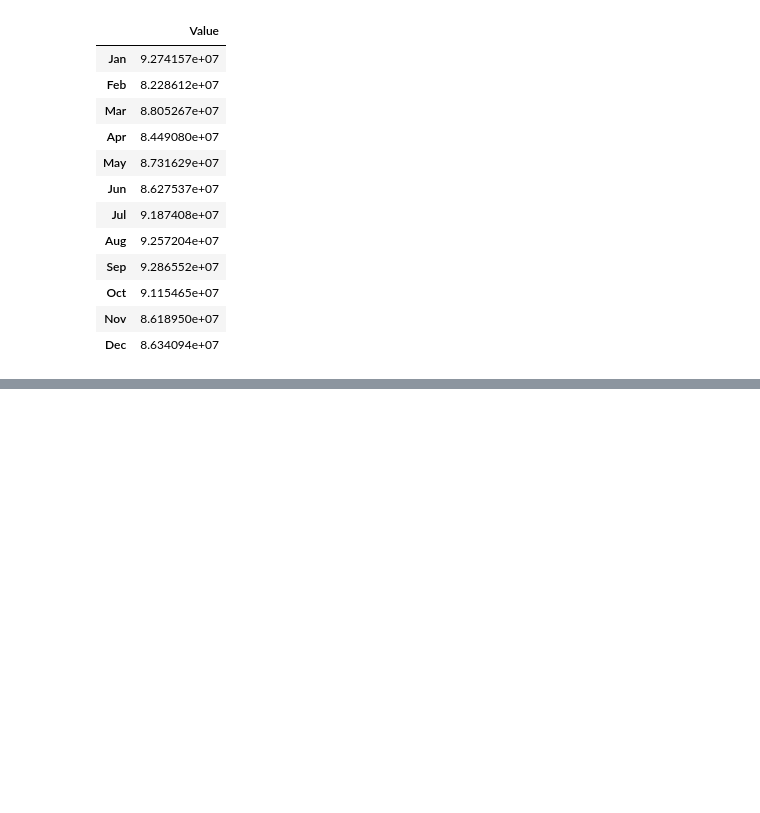
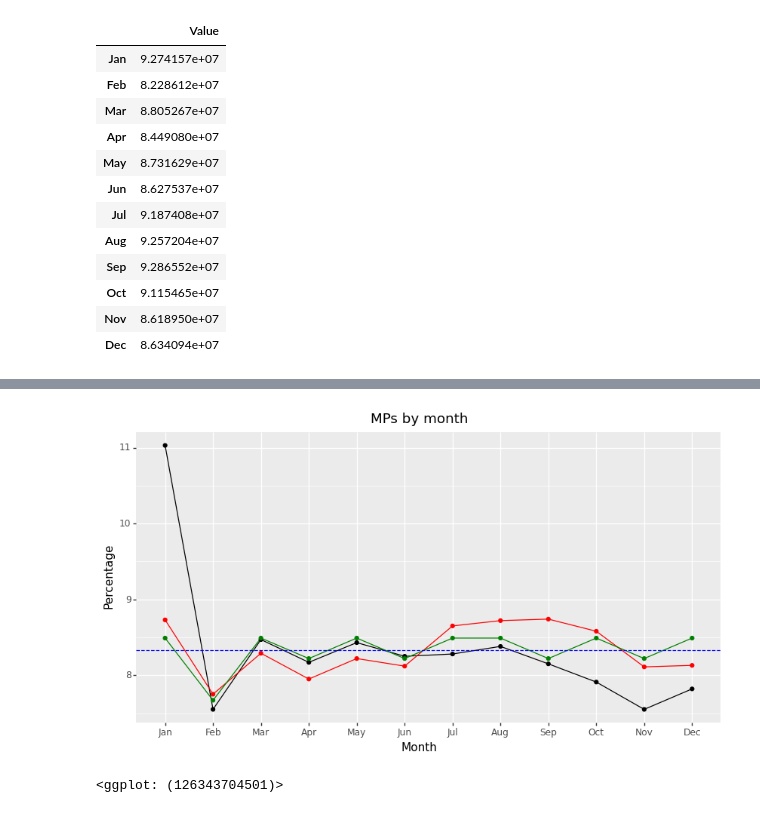
Before and after one commit to OjasSB/DS105, a Jupyter notebook: GP.ipynb, the cells around one changed output, grey strips where cells are left out. Drawn from its saved outputs; the diff is of its cells as text; code cells hidden in the pictures; blank space fills up the shorter version.

```diff
--- a/GP.ipynb
+++ b/GP.ipynb
@@ -250,0 +257,5 @@ from plotnine import *
+# %%
+g1+geom_hline(yintercept=8.33,linetype='dashed',color='blue')
+# %% [output]
+[figure, added]
+<ggplot: (126343704501)>
```
Also changed, not shown: parts of 10 cells of this notebook.
